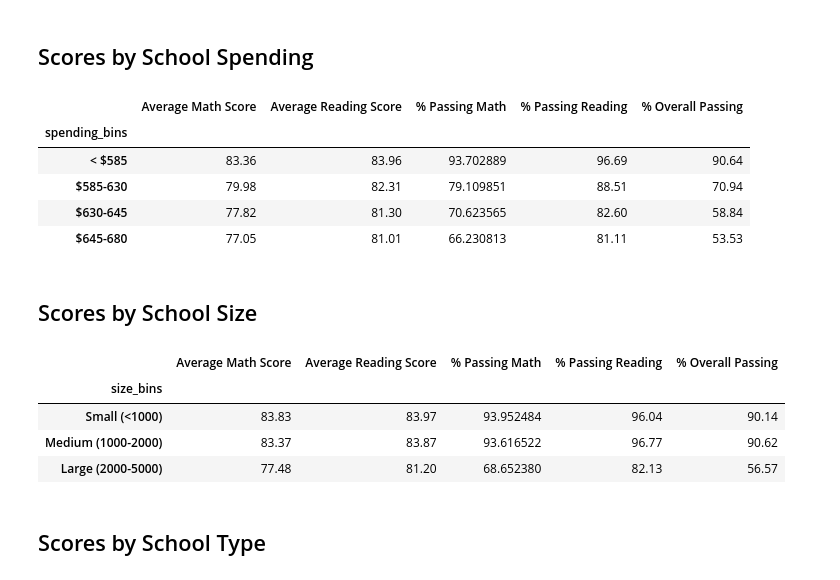
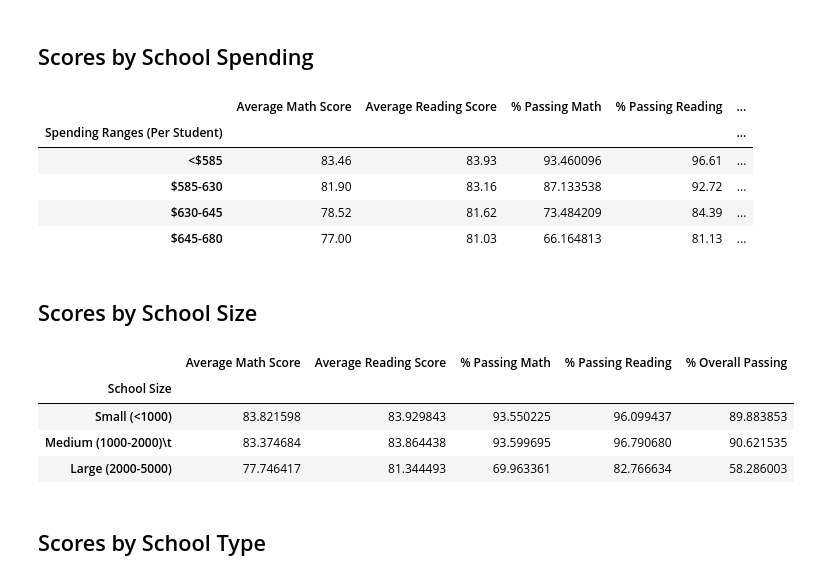
Before and after one commit to jimbleslilley/pandas-challenge, a Jupyter notebook: PyCitySchools/PyCitySchools.ipynb, the cells around one changed output. Cells and saved outputs as stored; diff of their text form; code cells hidden in the pictures.

Commit message:
Now correctly calculates averages, added correct versions for By School Spending, Size and Type

```diff
--- a/PyCitySchools/PyCitySchools.ipynb
+++ b/PyCitySchools/PyCitySchools.ipynb
@@ -234,81 +232,75 @@ reading_score_merge
 # %%
 # create bins
 bins = [0, 584.9, 629.9, 644.99, 700]
-group_names = ["< $585", "$585-630", "$630-645", "$645-680"]
-school_data_complete["Spending Per Person"] = school_data_complete["budget"]/school_data_complete["size"]
-school_data_complete["spending_bins"] = pd.cut(school_data_complete["budget"]/school_data_complete["size"], bins, labels = group_names)
+group_names = ["<$585", "$585-630", "$630-645", "$645-680"]
+school_summary["spending_bins"] = pd.cut(school_summary["Per Student Budget"], bins, labels = group_names)
 
-#group by spending
-group_spending = school_data_complete.groupby("spending_bins")
+group_spending = school_summary.groupby("spending_bins")
+
 
 # perform calculations
-math_avg = group_spending["math_score"].mean()
-reading_avg = group_spending["reading_score"].mean()
-math_pass = school_data_complete[school_data_complete["math_score"] >= 70].groupby("spending_bins")['Student ID'].count()/group_spending['Student ID'].count()
-reading_pass = school_data_complete[school_data_complete["reading_score"] >= 70].groupby("spending_bins")['Student ID'].count()/group_spending['Student ID'].count()
-both_pass = school_data_complete[(school_data_complete["reading_score"] >= 70) & (school_data_complete["math_score"] >= 70)].groupby("spending_bins")['Student ID'].count()/group_spending['Student ID'].count()
+math_avg = group_spending["Average Math Score"].mean()
+reading_avg = group_spending["Average Reading Score"].mean()
+math_pass = group_spending["% Passing Math"].mean()
+reading_pass = group_spending["% Passing Reading"].mean()
+both_pass = group_spending["% Overall Passing"].mean()
 
 #create dataframe
 
 scores_by_spend = pd.DataFrame({
     "Average Math Score": math_avg,
     "Average Reading Score": reading_avg,
-    "% Passing Math": math_pass * 100,
-    "% Passing Reading": reading_pass * 100,
-    "% Overall Passing": both_pass * 100})
+    "% Passing Math": math_pass,
+    "% Passing Reading": reading_pass,
+    "% Overall Passing": both_pass})
 
+scores_by_spend.index.names = ["Spending Ranges (Per Student)"]
 scores_by_spend.style.format({"Average Math Score": "{:.2f}",
                               "Average Reading Score": "{:.2f}",
                               "% Passing Reading": "{:.2f}",
                               "% Passing Reading":"{:.2f}",
                               "% Overall Passing": "{:.2f}"
                              })
 # %% [output]
-|  | Average Math Score | Average Reading Score | % Passing Math | % Passing Reading | % Overall Passing |
-| spending_bins |  |  |  |  |  |
-| < $585 | 83.36 | 83.96 | 93.702889 | 96.69 | 90.64 |
-| $585-630 | 79.98 | 82.31 | 79.109851 | 88.51 | 70.94 |
-| $630-645 | 77.82 | 81.30 | 70.623565 | 82.60 | 58.84 |
-| $645-680 | 77.05 | 81.01 | 66.230813 | 81.11 | 53.53 |
+|  | Average Math Score | Average Reading Score | % Passing Math | % Passing Reading | ... |
+| Spending Ranges (Per Student) |  |  |  |  | ... |
+| <$585 | 83.46 | 83.93 | 93.460096 | 96.61 | ... |
+| $585-630 | 81.90 | 83.16 | 87.133538 | 92.72 | ... |
+| $630-645 | 78.52 | 81.62 | 73.484209 | 84.39 | ... |
+| $645-680 | 77.00 | 81.03 | 66.164813 | 81.13 | ... |
 # %% [markdown]
 ## Scores by School Size
 # %%
 # create bins
 bins = [0, 999, 1999,10000]
 group_names = ["Small (<1000)", "Medium (1000-2000)	", "Large (2000-5000)"]
-school_data_complete["size_bins"] = pd.cut(school_data_complete["size"], bins, labels = group_names)
+school_summary["size_bins"] = pd.cut(school_summary["Total Students"], bins, labels = group_names)
+group_size = school_summary.groupby("size_bins")
 
-#group by spending
-group_sizing = school_data_complete.groupby("size_bins")
 
 # perform calculations
-math_avg = group_sizing["math_score"].mean()
-reading_avg = group_sizing["reading_score"].mean()
-math_pass = school_data_complete[school_data_complete["math_score"] >= 70].groupby("size_bins")['Student ID'].count()/group_sizing['Student ID'].count()
-reading_pass = school_data_complete[school_data_complete["reading_score"] >= 70].groupby("size_bins")['Student ID'].count()/group_sizing['Student ID'].count()
-both_pass = school_data_complete[(school_data_complete["reading_score"] >= 70) & (school_data_complete["math_score"] >= 70)].groupby("size_bins")['Student ID'].count()/group_sizing['Student ID'].count()
+math_avg = group_size["Average Math Score"].mean()
+reading_avg = group_size["Average Reading Score"].mean()
+math_pass = group_size["% Passing Math"].mean()
+reading_pass = group_size["% Passing Reading"].mean()
+both_pass = group_size["% Overall Passing"].mean()
 
 #create dataframe
-
 scores_by_size = pd.DataFrame({
     "Average Math Score": math_avg,
     "Average Reading Score": reading_avg,
-    "% Passing Math": math_pass * 100,
-    "% Passing Reading": reading_pass * 100,
-    "% Overall Passing": both_pass * 100})
+    "% Passing Math": math_pass,
+    "% Passing Reading": reading_pass,
+    "% Overall Passing": both_pass})
 
-scores_by_size.style.format({"Average Math Score": "{:.2f}",
-                              "Average Reading Score": "{:.2f}",
-                              "% Passing Reading": "{:.2f}",
-                              "% Passing Reading":"{:.2f}",
-                              "% Overall Passing": "{:.2f}"
-                             })
+scores_by_size.index.names = ["School Size"]
+scores_by_size
 # %% [output]
 |  | Average Math Score | Average Reading Score | % Passing Math | % Passing Reading | % Overall Passing |
-| size_bins |  |  |  |  |  |
-| Small (<1000) | 83.83 | 83.97 | 93.952484 | 96.04 | 90.14 |
-| Medium (1000-2000) | 83.37 | 83.87 | 93.616522 | 96.77 | 90.62 |
-| Large (2000-5000) | 77.48 | 81.20 | 68.652380 | 82.13 | 56.57 |
+| School Size |  |  |  |  |  |
+| Small (<1000) | 83.821598 | 83.929843 | 93.550225 | 96.099437 | 89.883853 |
+| Medium (1000-2000)\t | 83.374684 | 83.864438 | 93.599695 | 96.790680 | 90.621535 |
+| Large (2000-5000) | 77.746417 | 81.344493 | 69.963361 | 82.766634 | 58.286003 |
 # %% [markdown]
 ## Scores by School Type
 # %%
```
Also changed, not shown: parts of 2 cells of this notebook.
